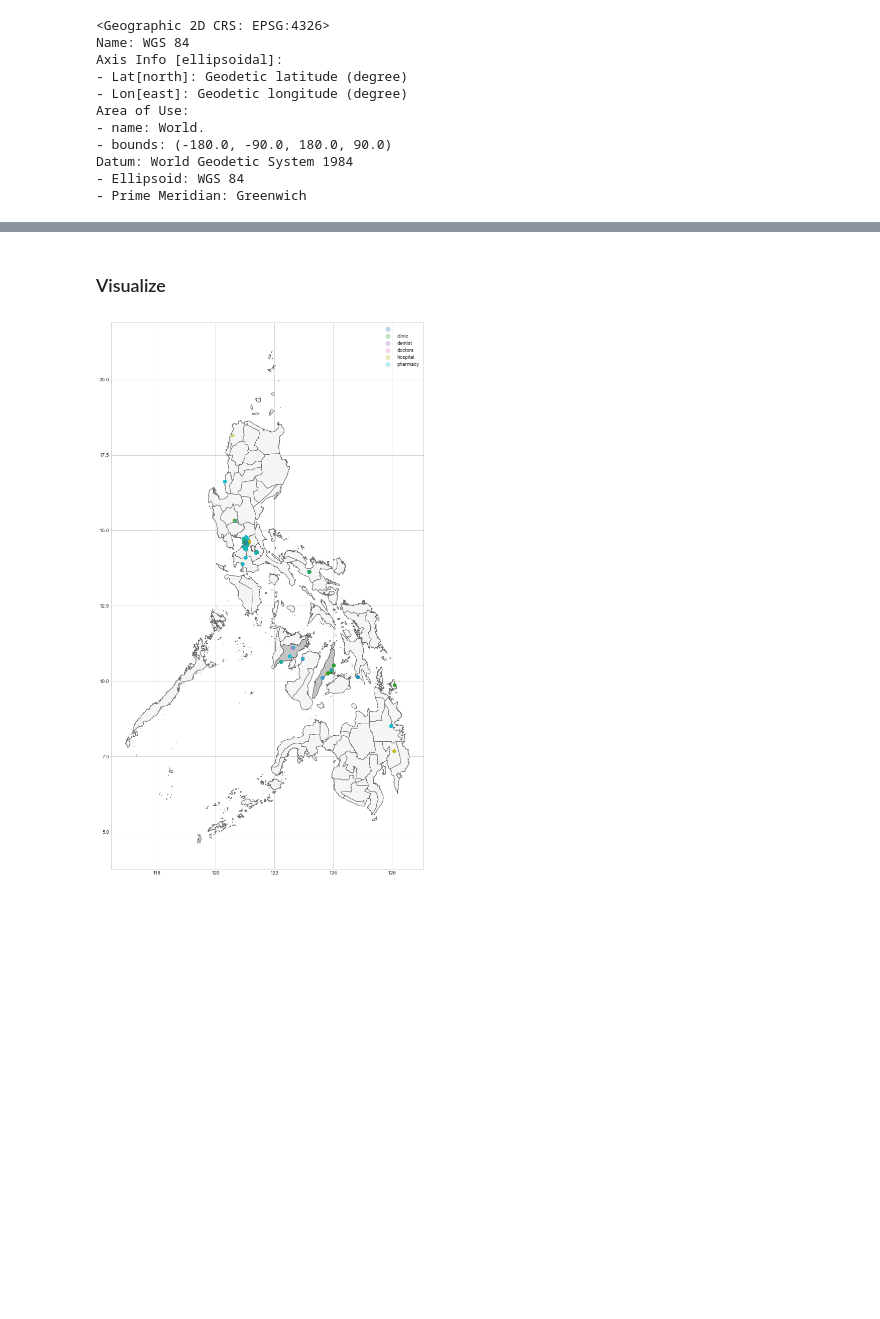
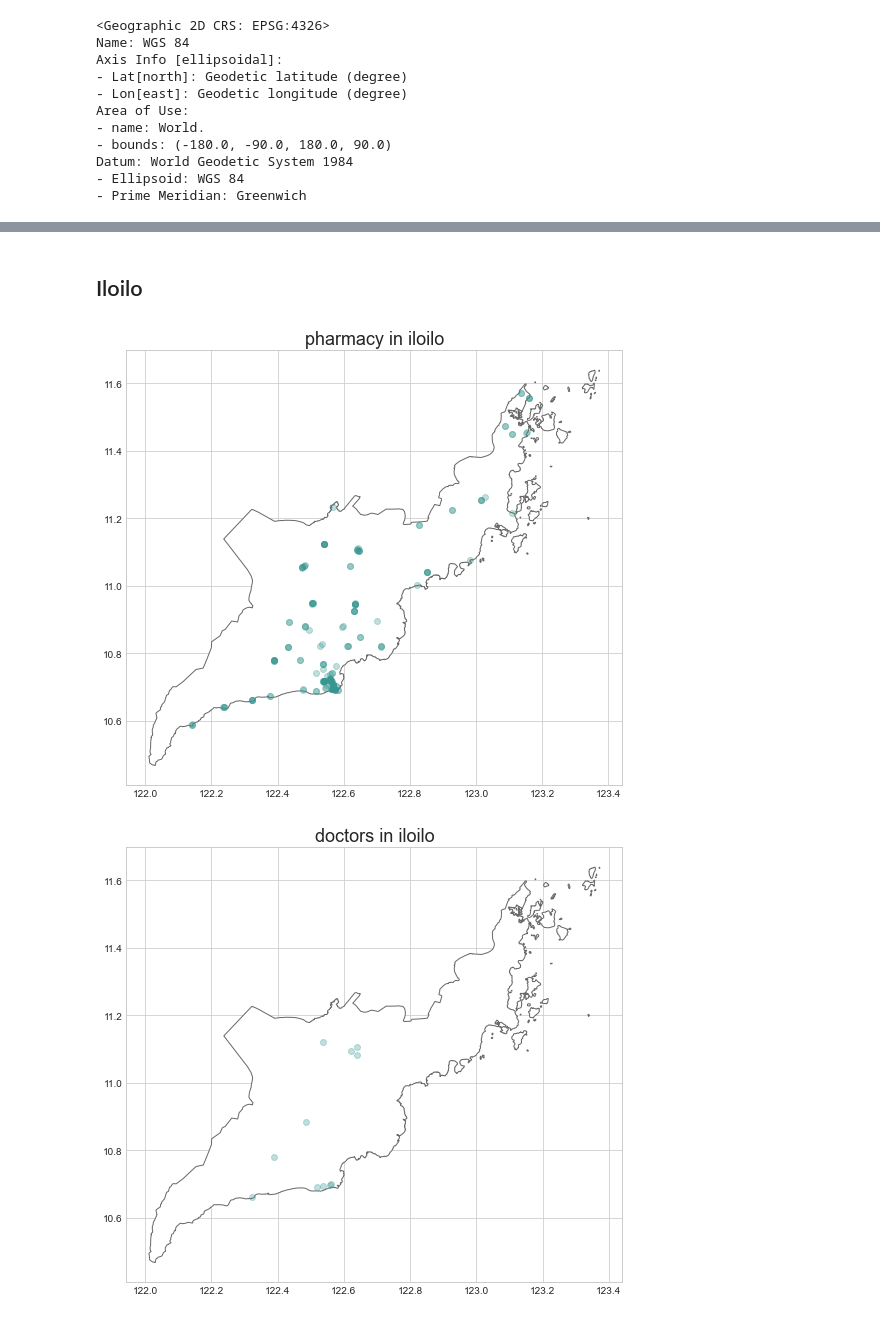
Before and after one commit to theaellengo/datasci-notebooks, a Jupyter notebook: notebooks/02 Health Sites/health-sites.ipynb, the cells around one changed output, grey strips where cells are left out. Saved outputs shown, nothing was run; the diff lists cells and outputs as text; code cells hidden in the pictures; blank space fills up the shorter version.

```diff
--- a/notebooks/02 Health Sites/health-sites.ipynb
+++ b/notebooks/02 Health Sites/health-sites.ipynb
@@ -151,9 +68,0 @@ cities_df['city/municipality'] = cities_df['city/municipality'].str.lower()
-# %%
-healthsites['city/municipality'] = healthsites['city/municipality'].str.replace(" (capital)", "")
-healthsites['city/municipality'] = healthsites['city/municipality'].str.replace("city of ", "")
-healthsites['city/municipality'] = healthsites['city/municipality'].str.replace(" city", "")
-healthsites['city/municipality'] = healthsites['city/municipality'].str.replace("単", "ñ")
-cities_df['city/municipality'] = cities_df['city/municipality'].str.replace(" (capital)", "")
-cities_df['city/municipality'] = cities_df['city/municipality'].str.replace("city of ", "")
-cities_df['city/municipality'] = cities_df['city/municipality'].str.replace(" city", "")
-cities_df['city/municipality'] = cities_df['city/municipality'].str.replace("?", "ñ")
@@ -175,0 +72,4 @@ province_df.head()
+# %%
+healthsites['amenity'] = healthsites['amenity'].replace(to_replace ='', value ='health amenity')
+amenities = healthsites['amenity'].unique().tolist()
+print(amenities)
@@ -176,2 +84,2 @@ province_df.head()
 # %% [markdown]
-### Visualize
+## Iloilo
@@ -182,8 +86,13 @@ cebu = ph[ph.province=="Cebu"]
-# %%
-ax = ph.plot(figsize=(18, 20), color='whitesmoke', edgecolor='dimgray')
-mm.plot(ax=ax, alpha=0.2, color='black')
-ilo.plot(ax=ax, alpha=0.2, color='black')
-cebu.plot(ax=ax, alpha=0.2, color='black')
-province_df.plot(ax=ax, column='amenity', alpha=0.3, legend=True);
-# %% [output]
-[figure, removed]
+# %%
+ilo = ph[ph.NAME_1=="Iloilo"]
+# %%
+for i in amenities:
+    ax = ilo.plot(figsize=(10,8), color='white', edgecolor='dimgray')
+    joined = gpd.sjoin(healthsites[healthsites['amenity'] == i], ilo, op='within')
+    if (len(joined) > 0): joined.plot(ax=ax, alpha=0.3, color="#369790")
+    ax.set_title(i + ' in iloilo', fontsize=18)
+    plt.savefig('./viz/iloilo/' + i + '.png')
+    plt.show()
+# %% [output]
+[figure, added]
+[figure, added]
```
Also changed, not shown: parts of 26 cells of this notebook, 32 other files.
